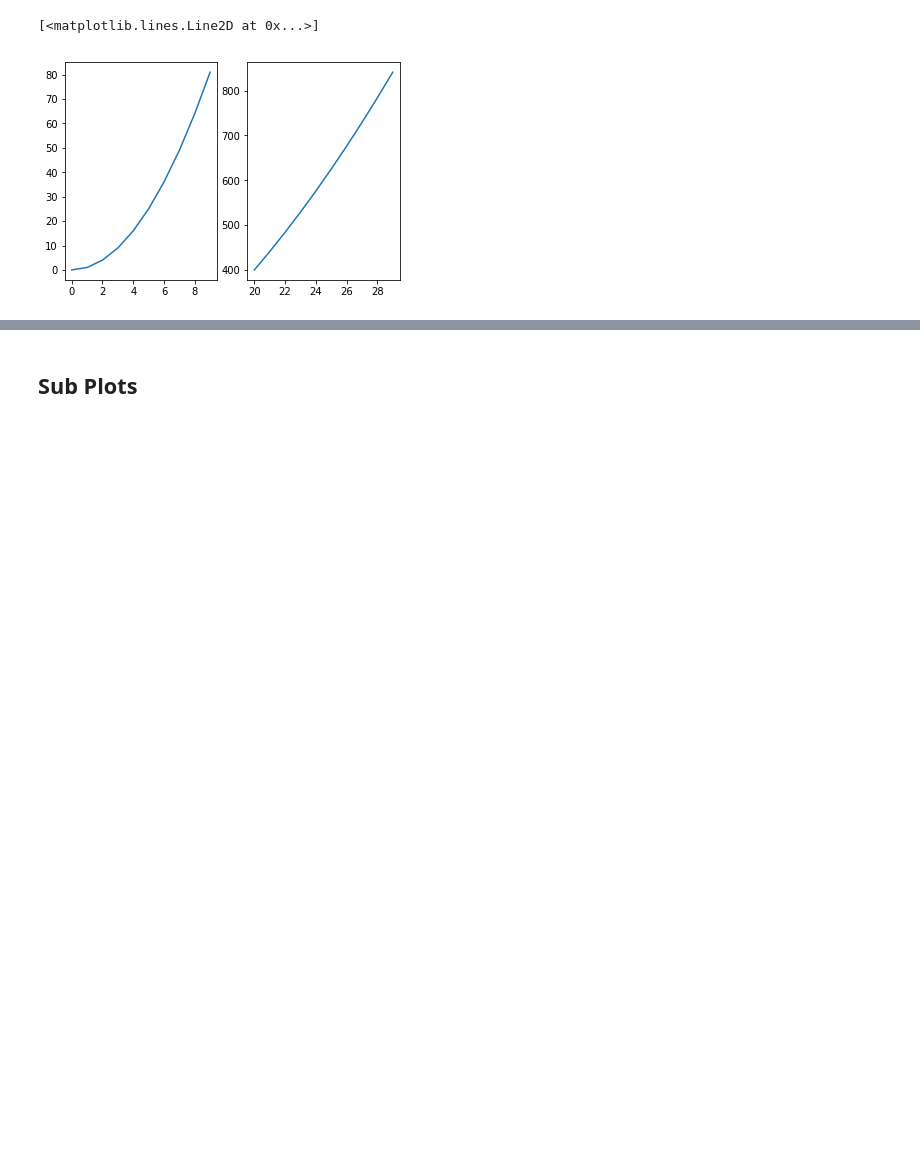
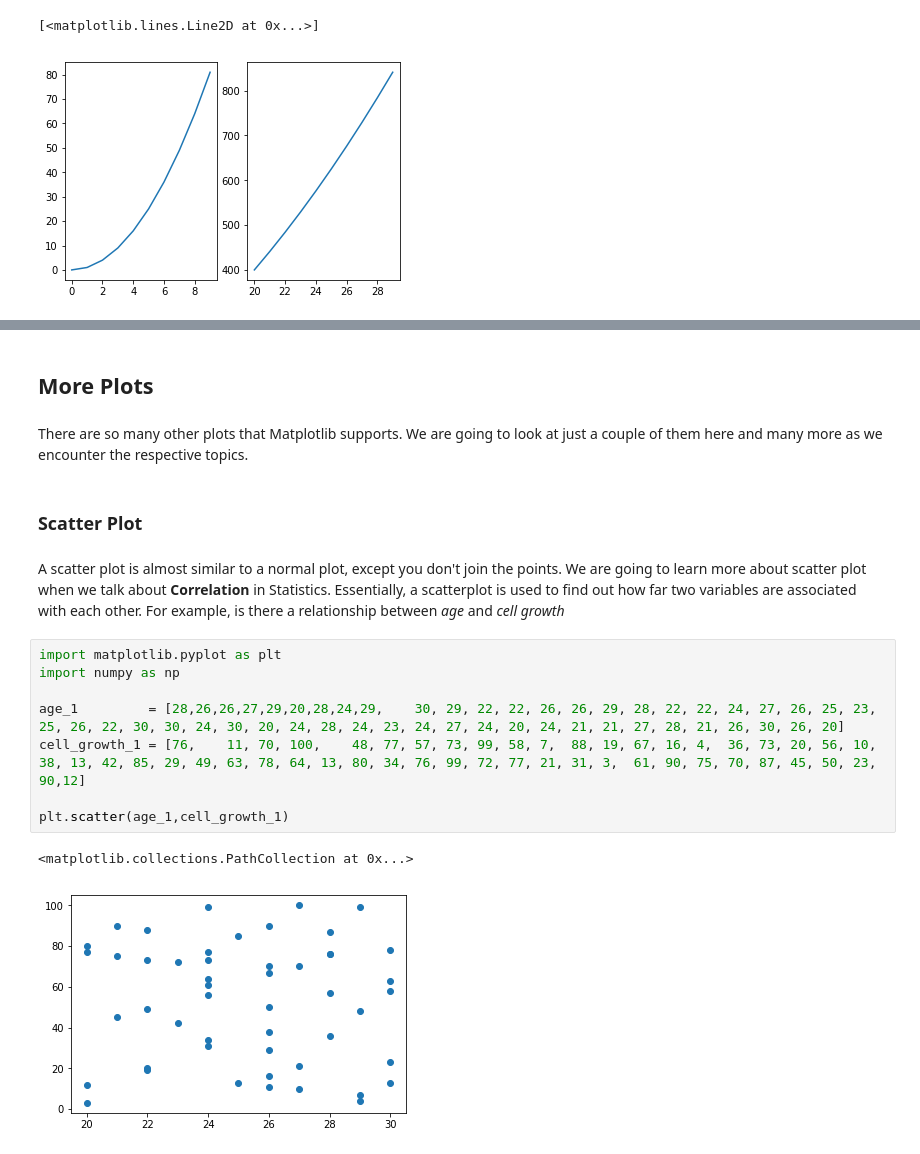
Before and after one commit to hotcode002/Machine-Learning-with-Python, a Jupyter notebook: week_1_basics/day_5_ml_plotting_libraries/notebooks/matplotlib.ipynb, the cells around one changed output, grey strips where cells are left out. Cells and saved outputs as stored; diff of their text form; blank space fills up the shorter version.

Commit message:
finish matplotlib

```diff
--- a/week_1_basics/day_5_ml_plotting_libraries/notebooks/matplotlib.ipynb
+++ b/week_1_basics/day_5_ml_plotting_libraries/notebooks/matplotlib.ipynb
@@ -687,2 +703,19 @@ ax[1].plot(x2,y2)
 # %% [markdown]
-## Sub Plots
+## More Plots
+# %% [markdown]
+There are so many other plots that Matplotlib supports. We are going to look at just a couple of them here and many more as we encounter the respective topics.
+# %% [markdown]
+### Scatter Plot
+# %% [markdown]
+A scatter plot is almost similar to a normal plot, except you don't join the points. We are going to learn more about scatter plot when we talk about **Correlation** in Statistics. Essentially, a scatterplot is used to find out how far two variables are associated with each other. For example, is there a relationship between _age_ and _cell growth_
+# %%
+import matplotlib.pyplot as plt
+import numpy as np
+
+age_1         = [28,26,26,27,29,20,28,24,29,	30,	29,	22,	22,	26,	26,	29,	28,	22,	22,	24,	27,	26,	25,	23,	25,	26,	22,	30,	30,	24,	30,	20,	24,	28,	24,	23,	24,	27,	24,	20,	24,	21,	21,	27,	28,	21,	26,	30,	26,	20]
+cell_growth_1 = [76,	11,	70,	100,	48,	77,	57,	73,	99,	58,	7,	88,	19,	67,	16,	4,	36,	73,	20,	56,	10,	38,	13,	42,	85,	29,	49,	63,	78,	64,	13,	80,	34,	76,	99,	72,	77,	21,	31,	3,	61,	90,	75,	70,	87,	45,	50,	23,	90,12]
+
+plt.scatter(age_1,cell_growth_1)
+# %% [output]
+<matplotlib.collections.PathCollection at 0x...>
+[figure, added]
```
Also changed, not shown: parts of 30 cells of this notebook, 3 other files.
